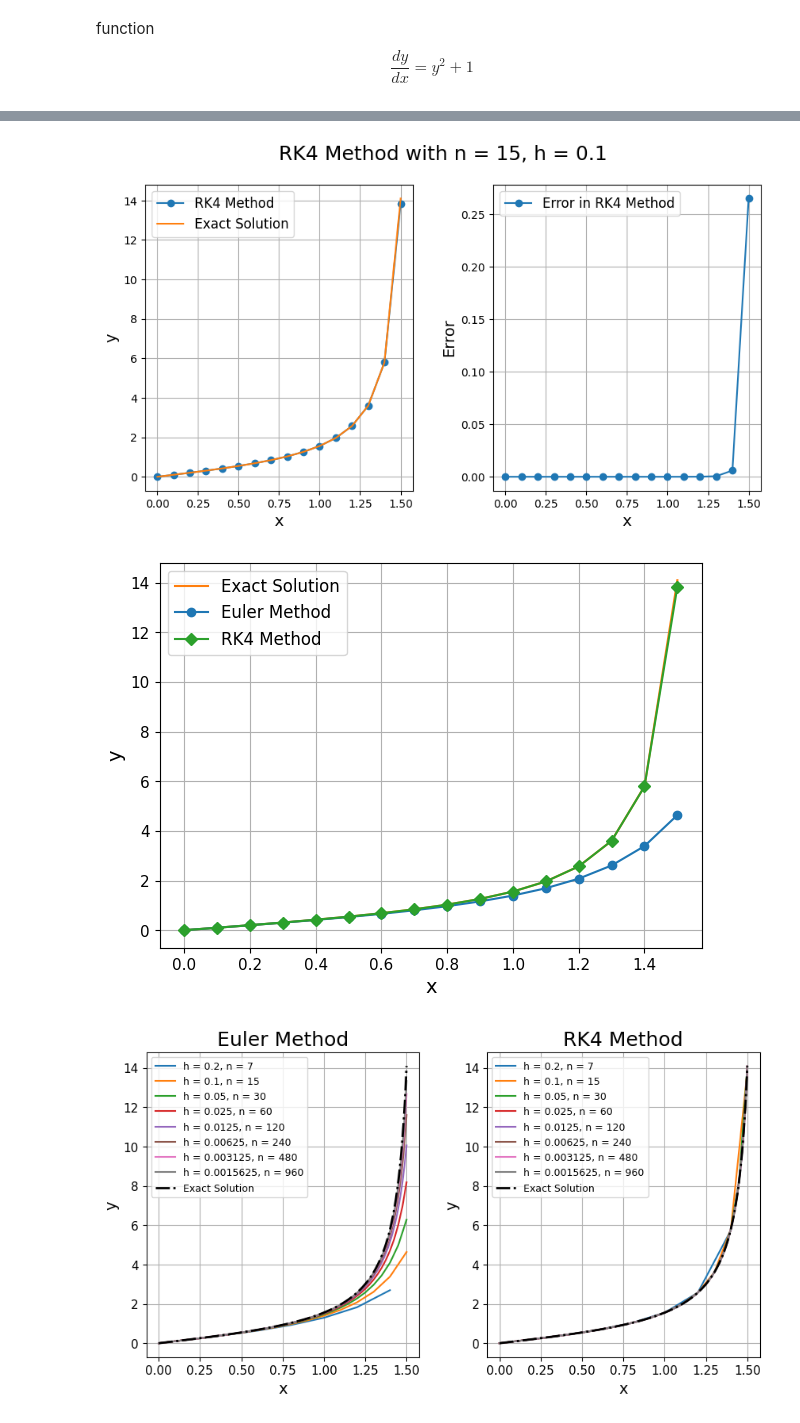
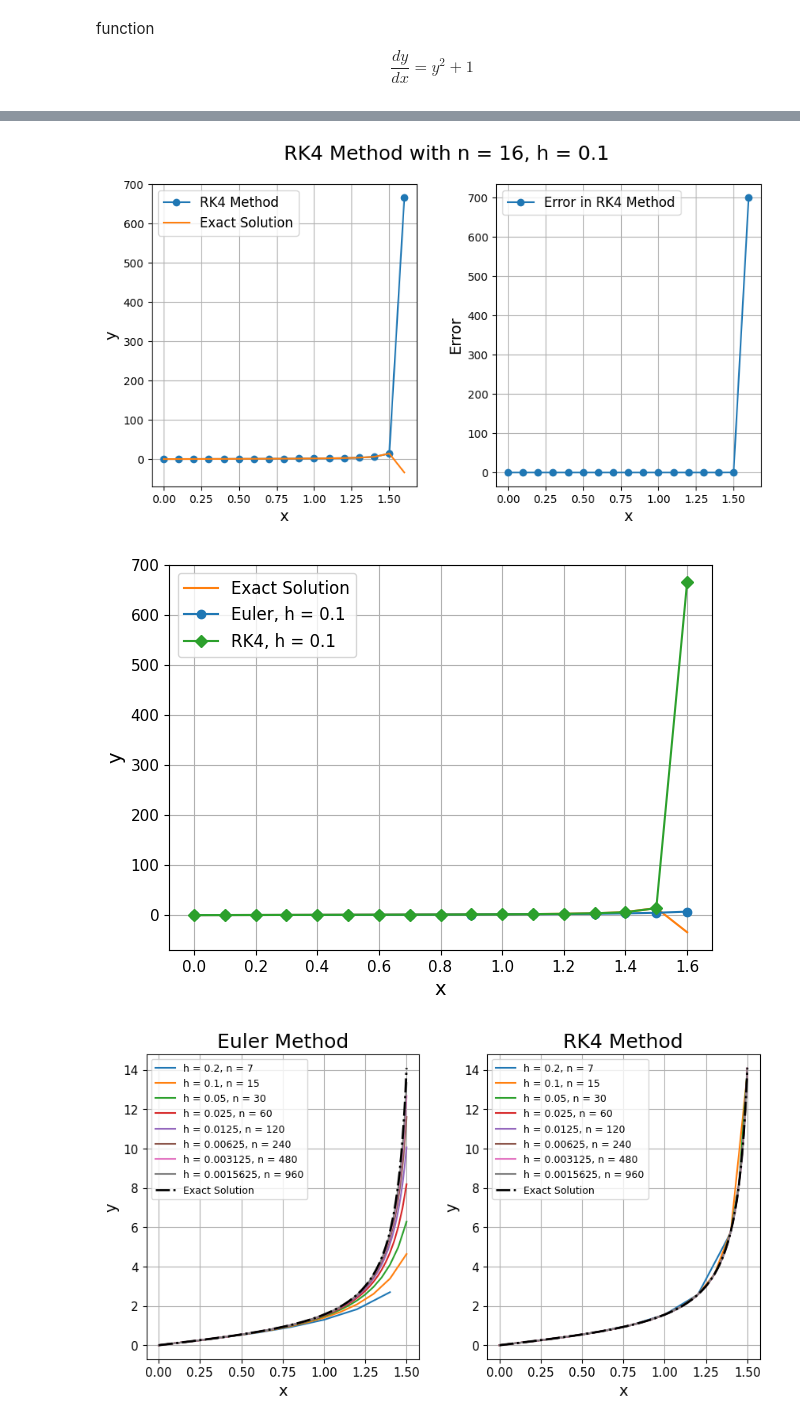
Before and after one commit to galih123star/computational2026, a Jupyter notebook: HW03/HW03_CPA.ipynb, the cells around one changed output, grey strips where cells are left out. Drawn from its saved outputs; the diff is of its cells as text; code cells hidden in the pictures.

```diff
--- a/HW03/HW03_CPA.ipynb
+++ b/HW03/HW03_CPA.ipynb
@@ -20,7 +20,7 @@ def func_exact(x):
 x0 = 0
 y0 = 0
 err0 = np.tan(x0) - y0
-xn = 1.5
+xn = 1.6
 h_euler = 0.10
 
 def euler(f, x0, y0, h, xn):
@@ -86,7 +86,7 @@ plt.subplots_adjust(wspace=0.3)
 # initial guess
 x0 = 0
 y0 = 0
-xn = 1.5
+xn = 1.6
 h_RK4 = 0.1
 
 def RK4(f, x0, y0, h, xn):
@@ -146,23 +146,27 @@ plt.yticks(size=10)
 plt.grid()
 
 plt.subplots_adjust(wspace=0.3)
+
+#plt.savefig('HW03_Prob1_RK4.png', dpi=250, transparent=True)
 # %% [output]
-[figure, old version]
+[figure, new version]
 # %%
 # Comparsion
 plt.figure(figsize=(7,5))
 plt.plot(x1_RK4, func_exact(x1_RK4), color='tab:orange', label="Exact Solution")
-plt.plot(x1_euler, y1_euler, 'o-', color='tab:blue', label="Euler Method")
-plt.plot(x1_RK4, y1_RK4, 'D-', color='tab:green', label="RK4 Method")
+plt.plot(x1_euler, y1_euler, 'o-', color='tab:blue', label=f"Euler, h = {h_euler}")
+plt.plot(x1_RK4, y1_RK4, 'D-', color='tab:green', label=f"RK4, h = {h_RK4}")
 plt.legend(fontsize=12)
 plt.xlabel('x', size=14)
 plt.ylabel('y', size=14)
 plt.xticks(size=11)
 plt.yticks(size=11)
 plt.grid()
-plt.show()
+#plt.show()
+
+plt.savefig('HW03_Prob1_Comp1b.png', dpi=250, transparent=True)
 # %% [output]
-[figure, old version]
+[figure, new version]
 # %%
 # Convergence study
 # Using multiple value of h (step size)
```
Also changed, not shown: parts of 11 cells of this notebook.
